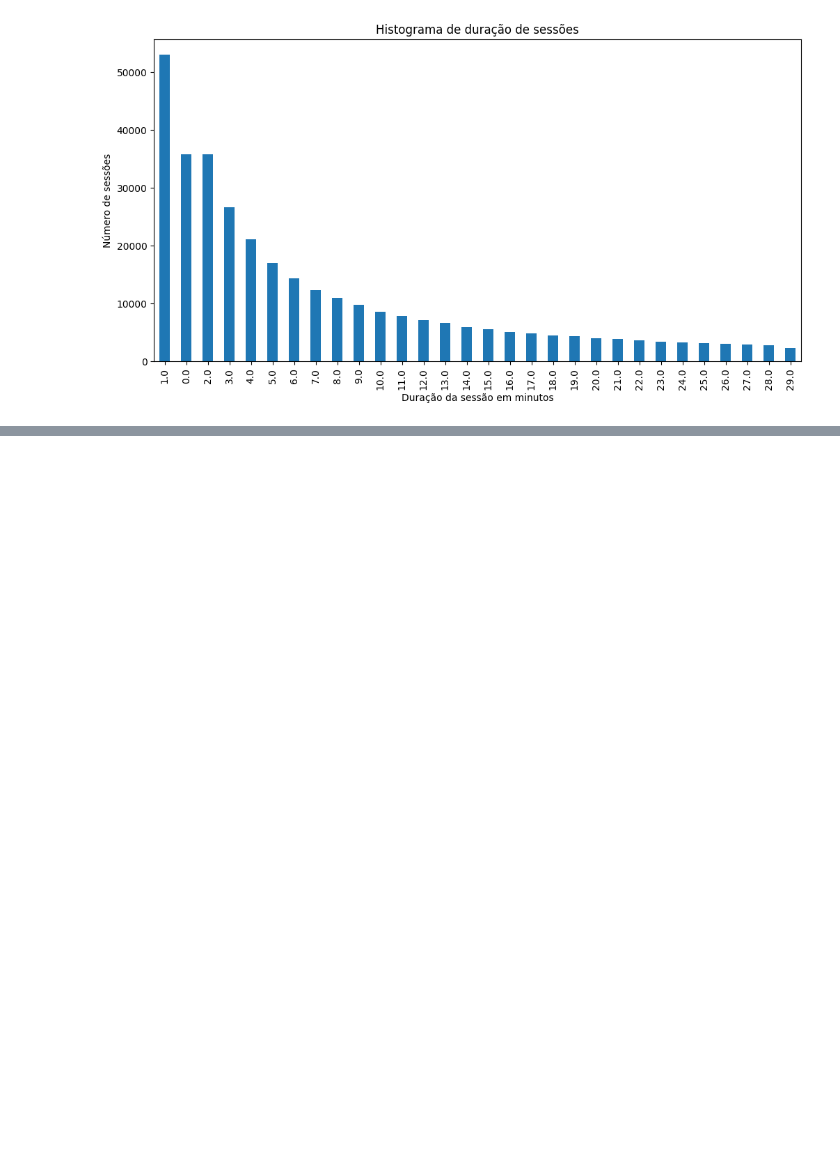
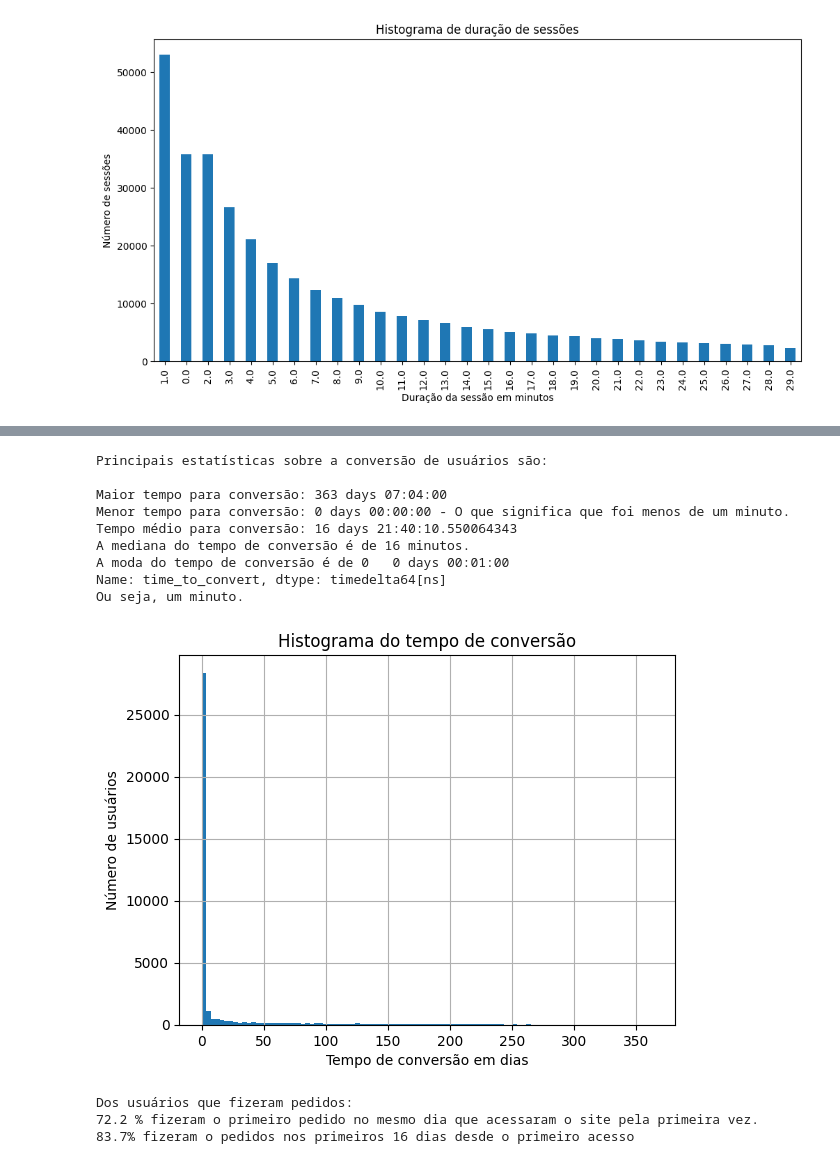
Before and after one commit to gustavoquareli/projeto-S_08, a Jupyter notebook: notebook.ipynb, the cells around one changed output, grey strips where cells are left out. Cells and saved outputs as stored; diff of their text form; code cells hidden in the pictures; blank space fills up the shorter version.

```diff
--- a/notebook.ipynb
+++ b/notebook.ipynb
@@ -344,0 +421,7 @@ plt.show()
+# %%
+# criando os coortes
+
+first_order = orders.groupby('uid')['buy_ts'].min().reset_index()
+
+first_order.columns = ['uid', 'first_order']
+first_order.head(10)
@@ -344,0 +440,8 @@ plt.show()
+# %%
+# para compreender o tempo de converção vamos precisar do auxilio do outro df e criar first_session
+
+first_session = visits.groupby('uid')['start_ts'].min().reset_index()
+first_session.columns = ['uid','first_session']
+
+print(first_session.info(),"\n")
+first_session.head(10)
@@ -344,0 +470,51 @@ plt.show()
+# %%
+# primeiro criamos orders_ que terá as informações para fazer as analises de coorte
+orders_ = pd.merge(orders, first_order, on='uid')
+orders_['first_order'] = orders_['first_order'].dt.date
+
+# agora criamos o df que nos mostram a conversão dos clientes
+conversion = pd.merge(first_session, first_order, on='uid')
+conversion['time_to_convert'] = conversion['first_order'] - conversion['first_session']
+orders_convert = pd.merge(orders, conversion, on='uid')
+# orders_convert tera as informações de orders: cliente,receita e data de compra
+# e as informações de conversion: tempo de conversão e data da primeira sessão e data da primeira compra
+
+# o df conversion contem o tempo de conversão para cada usuário
+# orders_ contem a primeira ordem e a primeira sessão de cada usuário
+# orders_convert contem as informações de orders e conversion
+
+print(f'Principais estatísticas sobre a conversão de usuários são:\n')
+print(f'Maior tempo para conversão: {conversion['time_to_convert'].max()}')
+print(f'Menor tempo para conversão: {conversion['time_to_convert'].min()} - O que significa que foi menos de um minuto.')
+print(f'Tempo médio para conversão: {conversion['time_to_convert'].mean()}')
+print(f'A mediana do tempo de conversão é de {conversion['time_to_convert'].median()/np.timedelta64(1, 'm'):.0f} minutos.')
+print(f'A moda do tempo de conversão é de {conversion['time_to_convert'].mode()} \nOu seja, um minuto.\n\n')
+
+# time_to_convert tem em dias quanto tempo levou para o usuário converter, arredondado para baixo.add()
+# usaremos ele para montar o histograma.
+
+time_to_convert = (conversion['time_to_convert'].sort_values(ascending=False)/np.timedelta64(1, 'D')).astype(int)
+time_to_convert.hist(bins=100)
+plt.title('Histograma do tempo de conversão')
+plt.xlabel('Tempo de conversão em dias')
+plt.ylabel('Número de usuários')
+plt.show()
+
+total_users = time_to_convert.count()
+print('Dos usuários que fizeram pedidos:\n{:.1f} % fizeram o primeiro pedido no mesmo dia que acessaram o site pela primeira vez.'.format((time_to_convert[time_to_convert<1].count()/total_users)*100))
+
+print("{:.1f}% fizeram o pedidos nos primeiros 16 dias desde o primeiro acesso".format(time_to_convert[time_to_convert<=16].count()/total_users*100))
+# %% [output]
+Principais estatísticas sobre a conversão de usuários são:
+
+Maior tempo para conversão: 363 days 07:04:00
+Menor tempo para conversão: 0 days 00:00:00 - O que significa que foi menos de um minuto.
+Tempo médio para conversão: 16 days 21:40:10.550064343
+A mediana do tempo de conversão é de 16 minutos.
+A moda do tempo de conversão é de 0   0 days 00:01:00
+Name: time_to_convert, dtype: timedelta64[ns]
+Ou seja, um minuto.
+[figure, added]
+Dos usuários que fizeram pedidos:
+72.2 % fizeram o primeiro pedido no mesmo dia que acessaram o site pela primeira vez.
+83.7% fizeram o pedidos nos primeiros 16 dias desde o primeiro acesso
```
Also changed, not shown: parts of 43 cells of this notebook.
